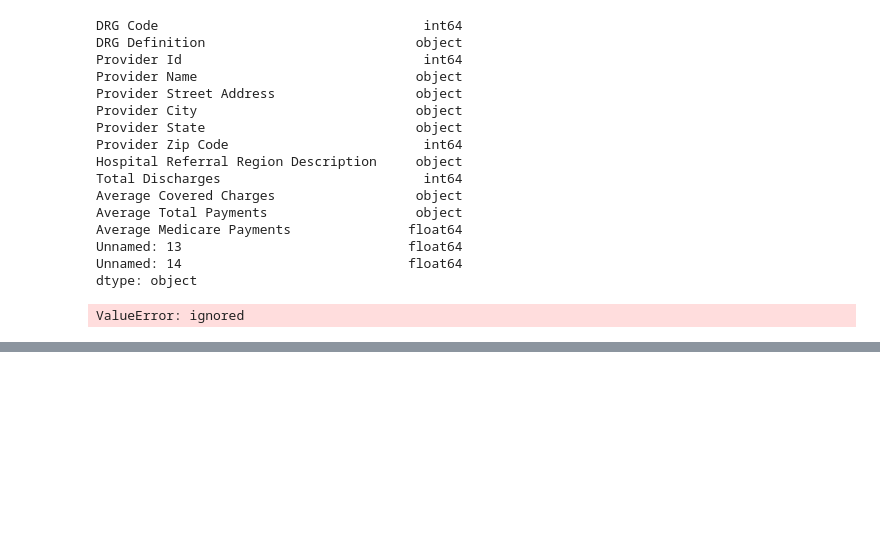
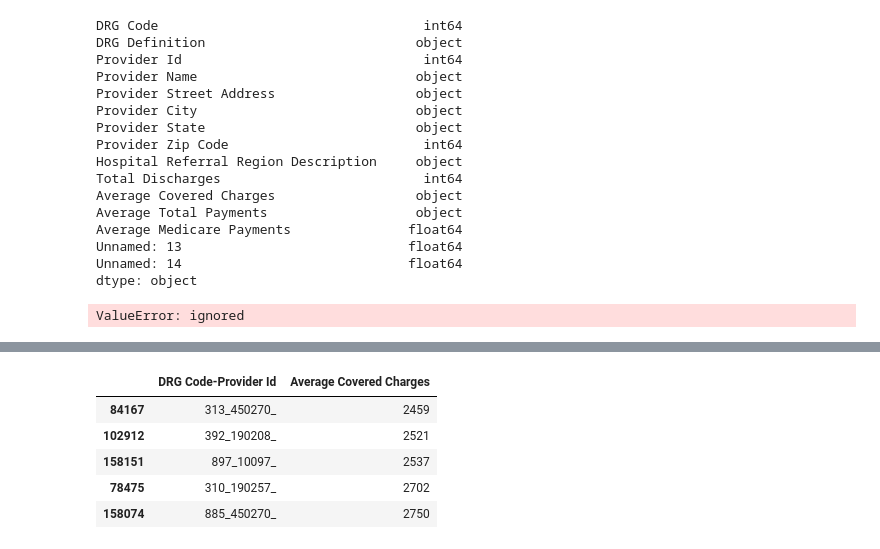
Before and after one commit to tuccib/CUNY-LAG, a Jupyter notebook: 210727_Project_3_2.ipynb, the cells around one changed output, grey strips where cells are left out. Cells and saved outputs as stored; diff of their text form; code cells hidden in the pictures; blank space fills up the shorter version.

```diff
--- a/210727_Project_3_2.ipynb
+++ b/210727_Project_3_2.ipynb
@@ -184,0 +400,11 @@ df2.head()
+# %%
+# Rank DRGs by Total Charges
+df3 = df2[['DRG Code-Provider Id','Average Covered Charges']].sort_values(['Average Covered Charges'], ascending = 'False')
+df3.head()
+# %% [output]
+|  | DRG Code-Provider Id | Average Covered Charges |
+| 84167 | 313_450270_ | 2459 |
+| 102912 | 392_190208_ | 2521 |
+| 158151 | 897_10097_ | 2537 |
+| 78475 | 310_190257_ | 2702 |
+| 158074 | 885_450270_ | 2750 |
```
Also changed, not shown: parts of 19 cells of this notebook.
